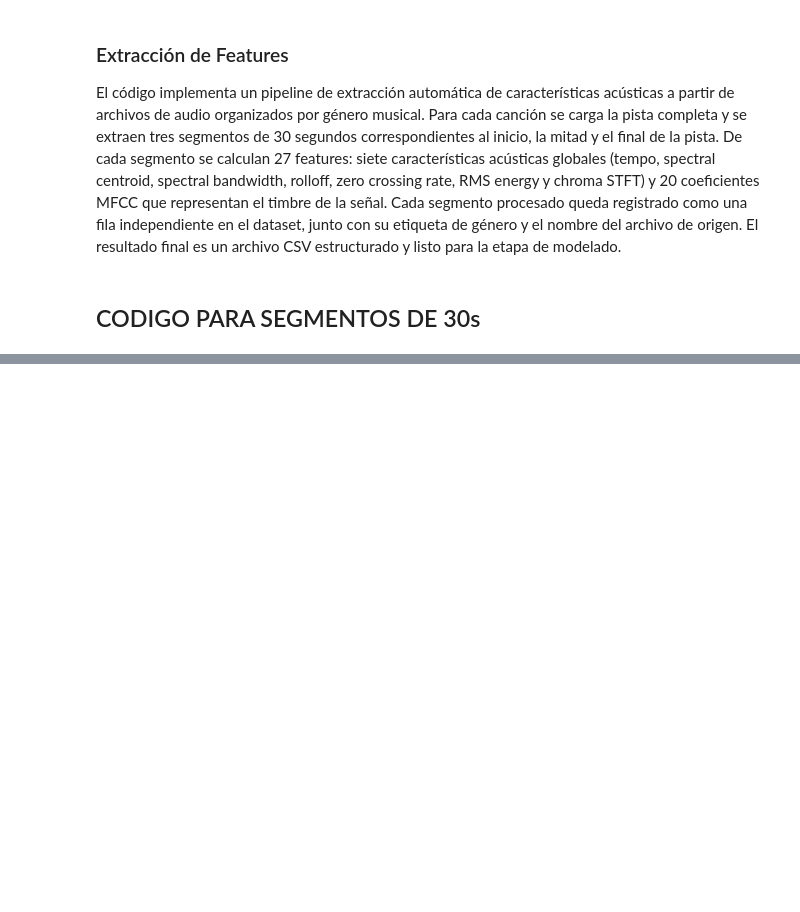
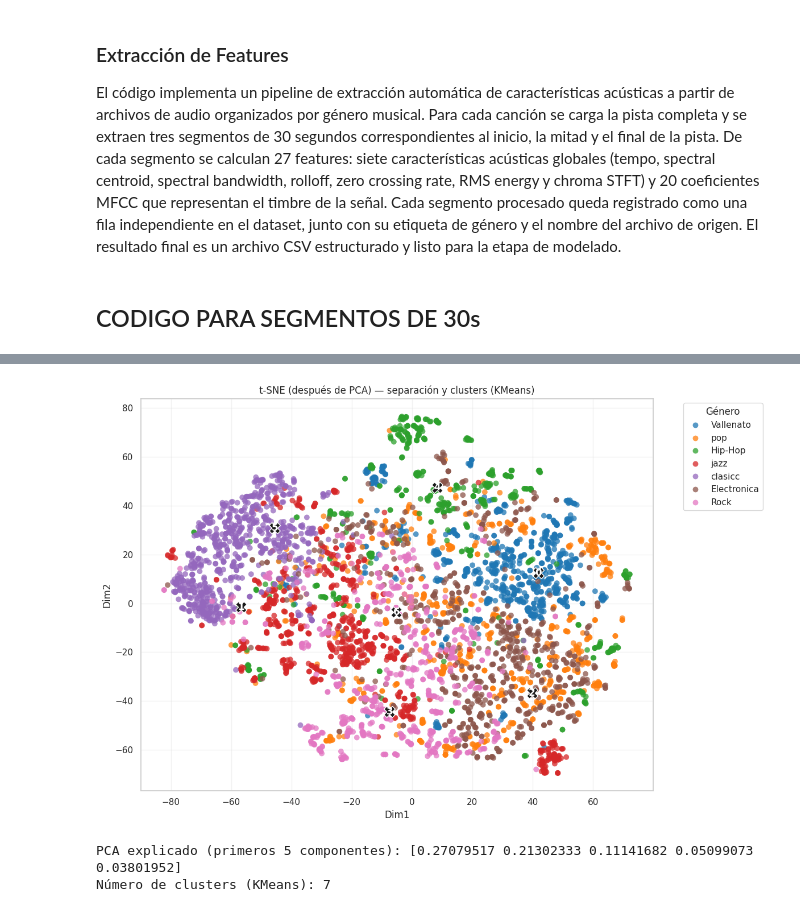
Before and after one commit to JasenovichYukopila/Veles, a Jupyter notebook: Data/ETL.ipynb, the cells around one changed output, grey strips where cells are left out. Saved outputs shown, nothing was run; the diff lists cells and outputs as text; code cells hidden in the pictures; blank space fills up the shorter version.

Commit message:
Nueva Data & ETL

```diff
--- a/Data/ETL.ipynb
+++ b/Data/ETL.ipynb
@@ -325,18 +129,0 @@ plt.show()
-# %%
-from sklearn.decomposition import PCA
-from sklearn.preprocessing import StandardScaler
-
-# 1. Normalizar los datos
-features = df.select_dtypes(include=[np.number]).columns
-x = StandardScaler().fit_transform(df[features])
-
-# 2. Aplicar PCA
-pca = PCA(n_components=2)
-components = pca.fit_transform(x)
-
-# 3. Graficar
-plt.figure(figsize=(10, 8))
-sns.scatterplot(x=components[:,0], y=components[:,1], hue=df['label'], alpha=0.7)
-plt.title('Visualización de Géneros en 2D (PCA)')
-plt.legend(bbox_to_anchor=(1.05, 1), loc=2)
-plt.show()
@@ -346,0 +377,62 @@ df.to_csv('datav1.csv', index=False)
+# %%
+from sklearn.decomposition import PCA
+from sklearn.manifold import TSNE
+from sklearn.preprocessing import StandardScaler
+from sklearn.cluster import KMeans
+import matplotlib.pyplot as plt
+import seaborn as sns
+import numpy as np
+
+sns.set(style='whitegrid')
+
+# Preparar los datos: excluir columnas no numéricas y NaNs
+X = df.drop(['label', 'song_id', 'segment_type'], axis=1)
+X = X.select_dtypes(include=[np.number]).fillna(0)
+labels = df['label'].astype(str).values
+
+# Escalado
+scaler = StandardScaler()
+Xs = scaler.fit_transform(X)
+
+# PCA previo (reduce ruido y acelera t-SNE)
+n_pca = min(50, Xs.shape[1])
+pca = PCA(n_components=n_pca, random_state=42)
+X_pca = pca.fit_transform(Xs)
+
+# t-SNE para mejor separación visual (inicializado con PCA)
+# Evitar argumentos incompatibles entre versiones de scikit-learn
+tsne = TSNE(n_components=2, perplexity=30, init='pca', random_state=42)
+X_emb = tsne.fit_transform(X_pca)
+
+plot_df = pd.DataFrame(X_emb, columns=['Dim1', 'Dim2'])
+plot_df['label'] = labels
+
+# KMeans para mostrar clusters (cantidad = número de géneros)
+n_clusters = df['label'].nunique()
+kmeans = KMeans(n_clusters=n_clusters, random_state=42, n_init=10).fit(X_emb)
+plot_df['cluster'] = kmeans.labels_
+centers = kmeans.cluster_centers_
+
+plt.figure(figsize=(12, 8))
+palette = sns.color_palette('tab10', n_clusters)
+ax = sns.scatterplot(data=plot_df, x='Dim1', y='Dim2', hue='label', palette='tab10', alpha=0.75, s=50, linewidth=0)
+
+# Dibujar centros de cluster
+for i, (cx, cy) in enumerate(centers):
+    plt.scatter(cx, cy, marker='X', s=200, c='k', edgecolor='white')
+    plt.text(cx, cy, str(i), color='white', ha='center', va='center', weight='bold')
+
+plt.title('t-SNE (después de PCA) — separación y clusters (KMeans)')
+plt.xlabel('Dim1')
+plt.ylabel('Dim2')
+plt.legend(title='Género', bbox_to_anchor=(1.05, 1), loc=2)
+plt.grid(True, alpha=0.25)
+plt.tight_layout()
+plt.show()
+
+print(f'PCA explicado (primeros 5 componentes): {pca.explained_variance_ratio_[:5]}')
+print(f'Número de clusters (KMeans): {n_clusters}')
+# %% [output]
+[figure, added]
+PCA explicado (primeros 5 componentes): [0.27079517 0.21302333 0.11141682 0.05099073 0.03801952]
+Número de clusters (KMeans): 7
```
Also changed, not shown: parts of 11 cells of this notebook, 10 other files.
